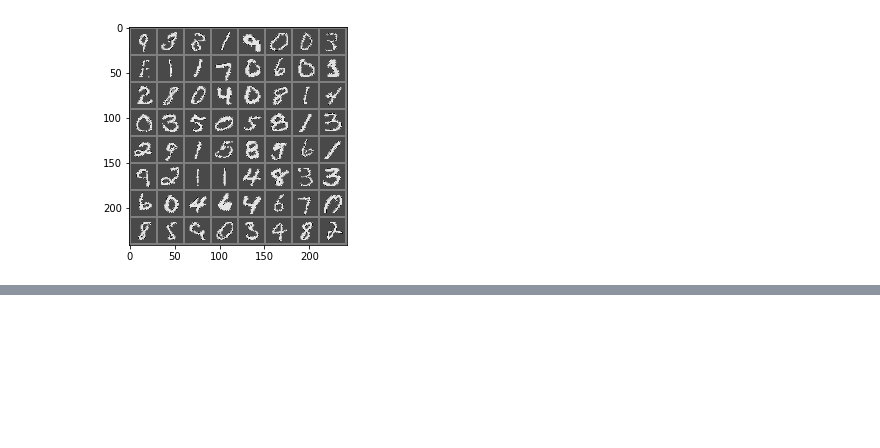
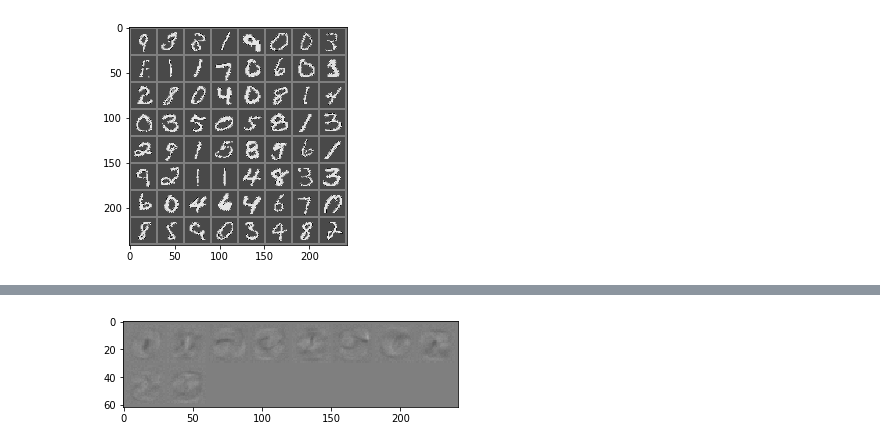
Before and after one commit to surgicaI/computer-vision, a Jupyter notebook: assignment-2/assign2.ipynb, the cells around one changed output, grey strips where cells are left out. Drawn from its saved outputs; the diff is of its cells as text; code cells hidden in the pictures; blank space fills up the shorter version.

```diff
--- a/assignment-2/assign2.ipynb
+++ b/assignment-2/assign2.ipynb
@@ -187,0 +206,13 @@ for epoch in range(1, epochs + 1):
+# %%
+# Add code to plot out the network weights as images
+# (one for each output, of size 28 by 28) after the
+# last epoch. Grab a screenshot of the figure and
+# include it in your report.
+from torchvision.utils import make_grid
+
+weights = network.linear.weight.data
+weights = weights.view(10,1,28,28)
+image = make_grid(weights, padding=2)
+imshow(image)
+# %% [output]
+[figure, added]
```
Also changed, not shown: parts of 1 cell of this notebook, 1 other file.
